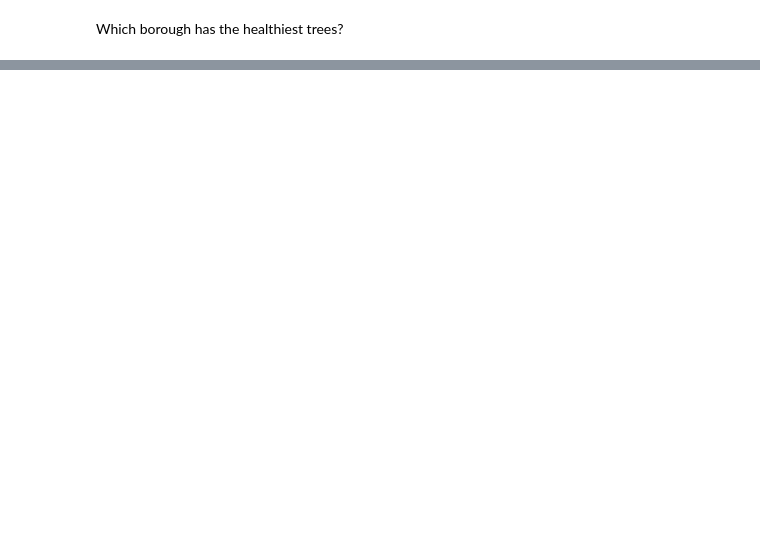
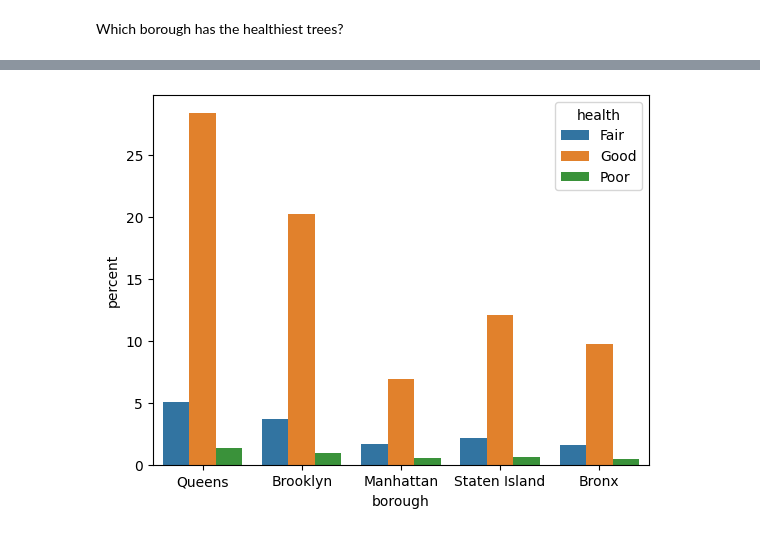
Before and after one commit to matthewtomalley/NYC-Trees-and-Income, a Jupyter notebook: eda.ipynb, the cells around one changed output, grey strips where cells are left out. Drawn from its saved outputs; the diff is of its cells as text; code cells hidden in the pictures; blank space fills up the shorter version.

```diff
--- a/eda.ipynb
+++ b/eda.ipynb
@@ -410,0 +510,11 @@ Ratios of alive to dead, alive to stump, dead to stump
+# %%
+sns.countplot(
+    data=trees,
+    x='borough',
+    hue='health',
+    stat='percent'
+)
+
+plt.show()
+# %% [output]
+[figure, added]
```
Also changed, not shown: parts of 46 cells of this notebook.
